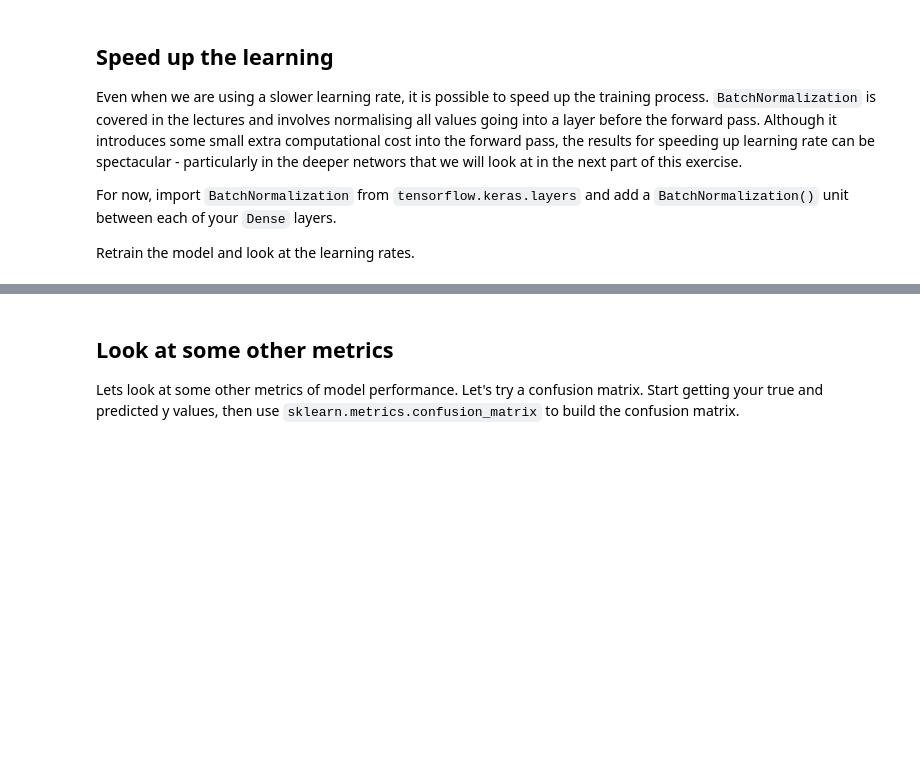
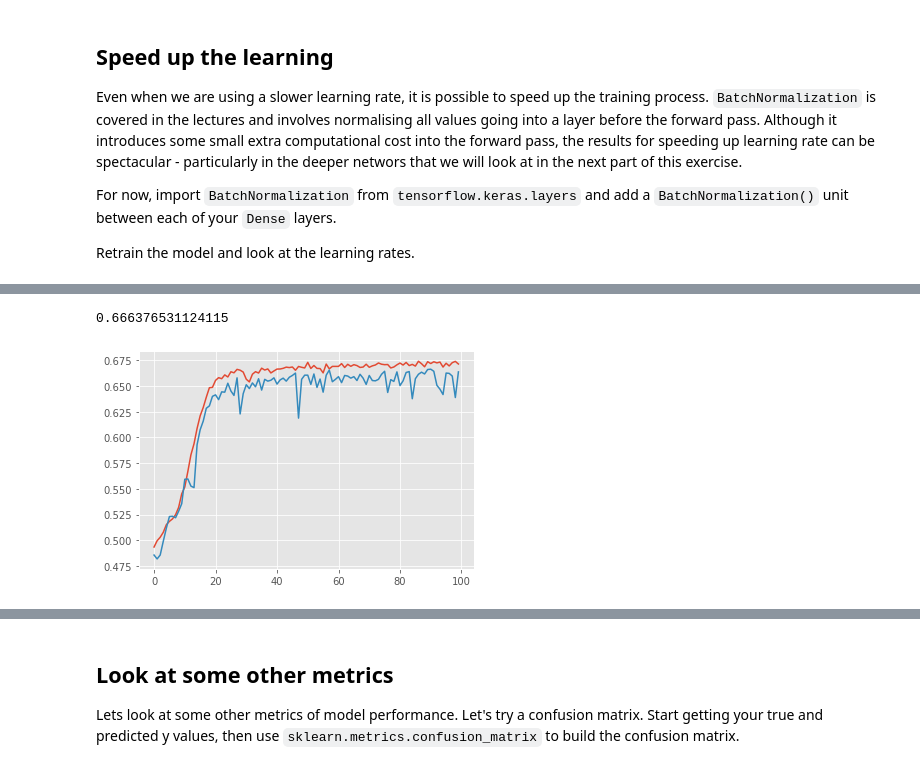
Before and after one commit to stfc-sciml/sciml-workshop, a Jupyter notebook: mlp_lesson_1.ipynb, the cells around one changed output, grey strips where cells are left out. Drawn from its saved outputs; the diff is of its cells as text; code cells hidden in the pictures; blank space fills up the shorter version.

```diff
--- a/mlp_lesson_1.ipynb
+++ b/mlp_lesson_1.ipynb
@@ -316,7 +401,10 @@ history_bn = model.fit(X, y, epochs=100, batch_size=64, validation_split=0.2)
 # %%
-plt.plot(history_bn.history['acc'])
-plt.plot(history_bn.history['val_acc'])
-print(max(history_bn.history['val_acc']))
+plt.plot(history_bn.history['accuracy'])
+plt.plot(history_bn.history['val_accuracy'])
+print(max(history_bn.history['val_accuracy']))
+# %% [output]
+0.666376531124115
+[figure, added]
 # %%
 # define the keras model
 from tensorflow.keras.layers import Dropout
```
Also changed, not shown: parts of 16 cells of this notebook.
